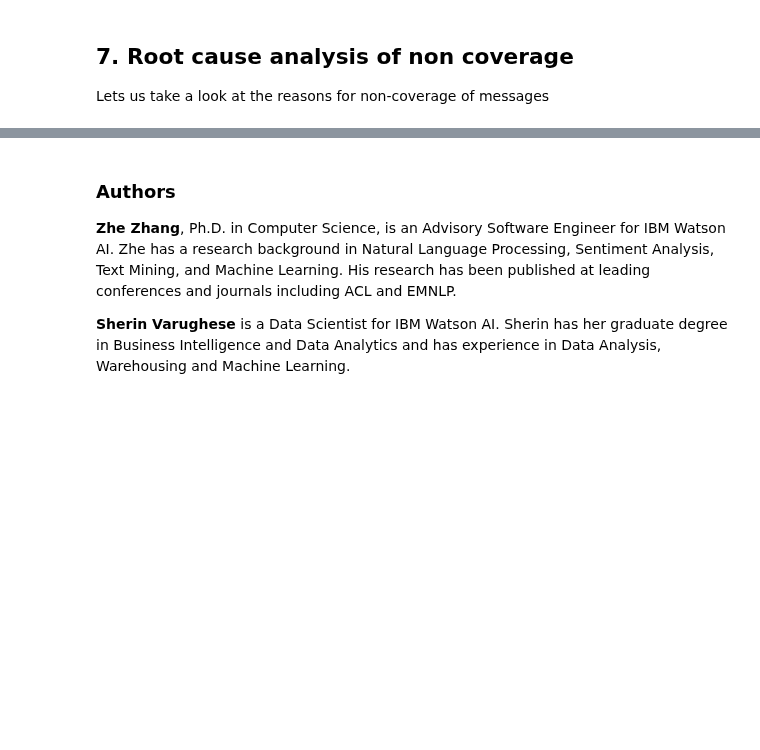
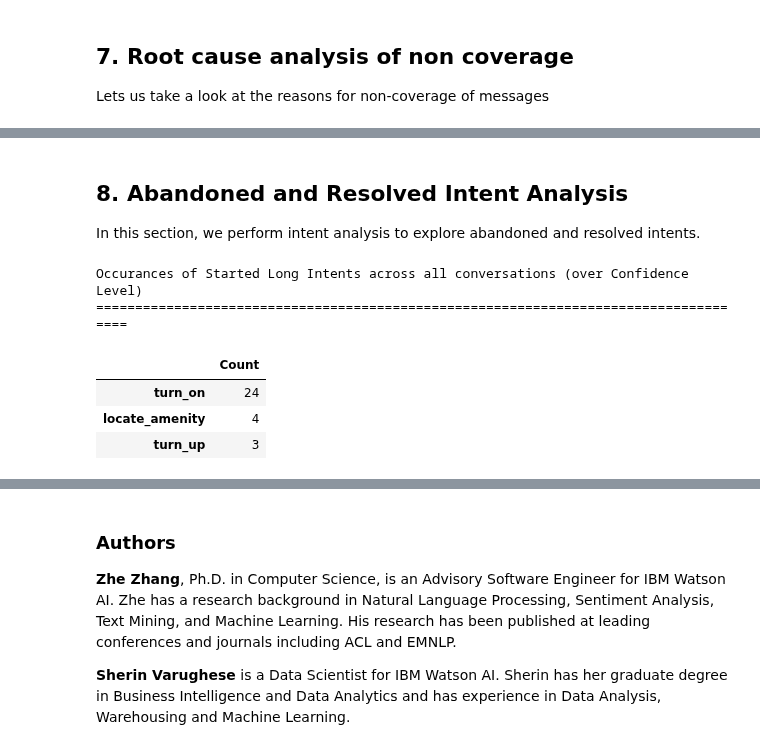
Before and after one commit to watson-developer-cloud/assistant-improve-recommendations-notebook, a Jupyter notebook: notebook/Measure Notebook.ipynb, the cells around one changed output, grey strips where cells are left out. Saved outputs shown, nothing was run; the diff lists cells and outputs as text; code cells hidden in the pictures; blank space fills up the shorter version.

```diff
--- a/notebook/Measure Notebook.ipynb
+++ b/notebook/Measure Notebook.ipynb
@@ -691 +708,37 @@ not_covered
 | 1 | '#out_of_scope || #off_topic' node | 183 |
+# %% [markdown]
+<a id="abandoned_resolved_intents"></a>
+## 8. Abandoned and Resolved Intent Analysis
+In this section, we perform intent analysis to explore abandoned and resolved intents.
+# %%
+# in order to run code to - these context variables would need to be set in the dialog
+
+# These context variables are what we will use to calculate the top abandoned and resolved intents.
+# Here, when an intent flow has started, that intent will be added to the start_intent_variable.
+# When an intent flow has completed, that intent will be added to the end_intent_variable
+
+# Replace these variables with your own context variables that track the start and end of an intent flow
+
+# intentstarted- at the beginning node.
+start_intent_variable = 'response_context_IntentStarted'
+end_intent_variable = 'response_context_IntentCompleted'
+
+# Group dataframe by conversation_id and IntentCompleted. This will show occurance of IntentCompleted with its corresponding conversation_id
+df_intent_started = df_formated.groupby(['response.context.conversation_id',start_intent_variable]).count().reset_index()
+# Refactors data to show only columns of conversation_id and IntentCompleted
+df_intent_started = df_intent_started[['response.context.conversation_id',start_intent_variable]]
+
+# Counts the number of times each IntentCompleted is found in each conversation id.
+intent_started = df_intent_started[start_intent_variable].value_counts().to_frame()
+intent_started.columns = ['Count']
+
+intent_started_title = '\nOccurances of Started Long Intents across all conversations (over Confidence Level)\n'
+print(intent_started_title, "=" * len(intent_started_title),'\n', sep = '')
+display(HTML(intent_started.to_html()))
+# %% [output]
+Occurances of Started Long Intents across all conversations (over Confidence Level)
+=====================================================================================
+|  | Count |
+| turn_on | 24 |
+| locate_amenity | 4 |
+| turn_up | 3 |
```
Also changed, not shown: parts of 15 cells of this notebook.
